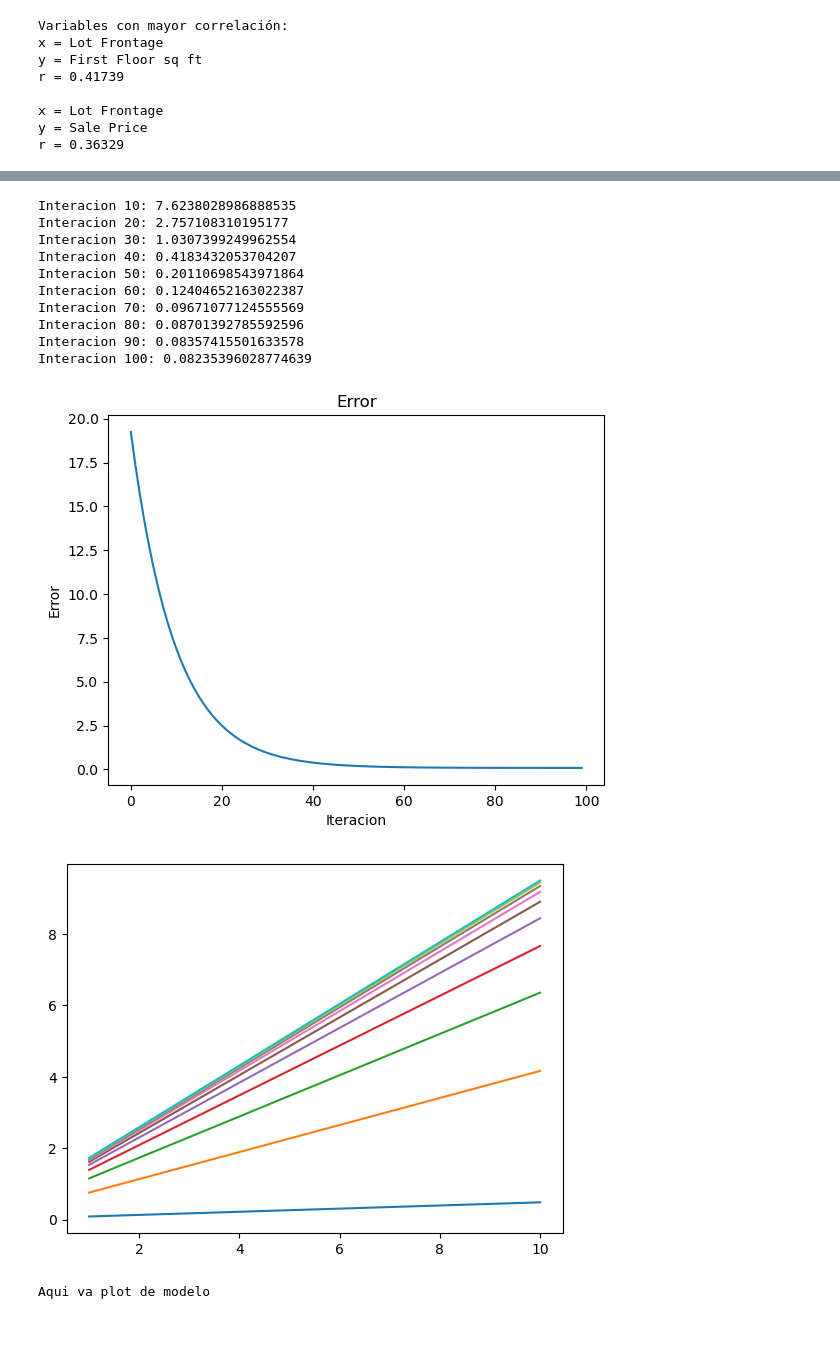
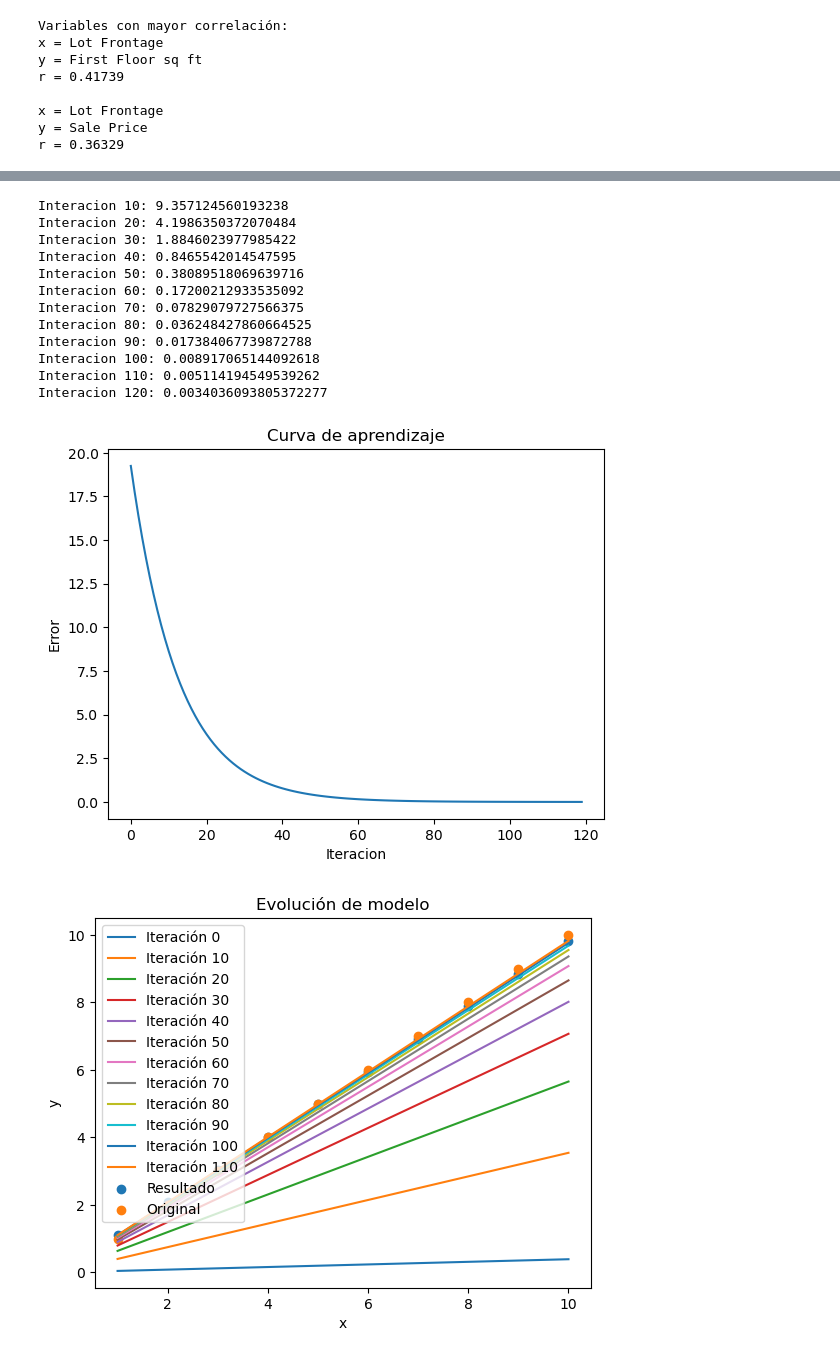
Before and after one commit to SirJose/Proyecto1, a Jupyter notebook: Proyecto1.ipynb, the cells around one changed output, grey strips where cells are left out. Cells and saved outputs as stored; diff of their text form; code cells hidden in the pictures; blank space fills up the shorter version.

```diff
--- a/Proyecto1.ipynb
+++ b/Proyecto1.ipynb
@@ -353,11 +353,15 @@ class ModeloRegresionLineal():
     def __init__(self):
         self.x = []
         self.y = []
+        self.xlabel = "x"
+        self.ylabel = "y"
         self.errores = []
         self.modelo = {}
 
-    def entrenarModelo(self, vectorX, vectorY, epochs, imprimir_error_cada, alpha):
+    def entrenarModelo(self, vectorX, vectorY, epochs, imprimir_error_cada, alpha, xlabel="x", ylabel="y"):
         # Inicializacion de variables
+        self.xlabel = xlabel
+        self.ylabel = ylabel
 
         # Parametros iniciales
         parametros = np.zeros(2)
@@ -401,15 +405,15 @@ class ModeloRegresionLineal():
     # Funcion para calcular gradientes
     def _calcularGradientes(self, x, y, predY):
         n = len(y)
-        return sum(np.dot((predY-y),x))/n
+        return np.dot((predY-y),x)/n
 
     # Funcion para caluclar parametros
     def _calcularParametros(self, parametros, gradientes, alpha):
         return parametros-(alpha*gradientes)
 
     # Plot de error en el tiempo
-    def plotError(self):
-        plt.title("Error")
+    def plotCurvaAprendizaje(self):
+        plt.title("Curva de aprendizaje")
         plt.xlabel("Iteracion")
         plt.ylabel("Error")
         plt.plot(range(0,len(self.errores)), self.errores)
@@ -424,40 +428,42 @@ class ModeloRegresionLineal():
         for i in range(0,len(parametros)):
             if(i%n == 0):
                 newY = np.dot(self.x, parametros[i])
-                plt.plot(newX, newY)
+                plt.plot(newX, newY, label=f"Iteración {i}")
 
+        plt.title("Evolución de modelo")
+        plt.scatter(newX,newY, label="Resultado")
+        plt.scatter(newX,self.y, label="Original")
+        plt.xlabel(self.xlabel)
+        plt.ylabel(self.ylabel)
+        plt.legend()
         plt.show()
-
-        # print(len(newY))
-        # print(len(newX))
-        print("Aqui va plot de modelo")
 # %%
+# Ejemplo de uso
 x = np.arange(1, 11, 1)
 y = np.arange(1, 11, 1)
-e = 100
+e = 120
 error = 10
 alpha = 0.001
 
 modelo = ModeloRegresionLineal()
-
 parametros, errores = modelo.entrenarModelo(x,y,e,error,alpha)
-
-modelo.plotError()
+modelo.plotCurvaAprendizaje()
 modelo.plotModelo(10)
 # %% [output]
-Interacion 10: 7.6238028986888535
-Interacion 20: 2.757108310195177
-Interacion 30: 1.0307399249962554
-Interacion 40: 0.4183432053704207
-Interacion 50: 0.20110698543971864
-Interacion 60: 0.12404652163022387
-Interacion 70: 0.09671077124555569
-Interacion 80: 0.08701392785592596
-Interacion 90: 0.08357415501633578
-Interacion 100: 0.08235396028774639
+Interacion 10: 9.357124560193238
+Interacion 20: 4.1986350372070484
+Interacion 30: 1.8846023977985422
+Interacion 40: 0.8465542014547595
+Interacion 50: 0.38089518069639716
+Interacion 60: 0.17200212933535092
+Interacion 70: 0.07829079727566375
+Interacion 80: 0.036248427860664525
+Interacion 90: 0.017384067739872788
+Interacion 100: 0.008917065144092618
+Interacion 110: 0.005114194549539262
+Interacion 120: 0.0034036093805372277
-[figure, old version]
+[figure, new version]
-[figure, old version]
+[figure, new version]
-Aqui va plot de modelo
 # %%
 # saleprice = trainingData[:,0]
 # overallquality = trainingData[:,1]
```
Also changed, not shown: parts of 21 cells of this notebook.
